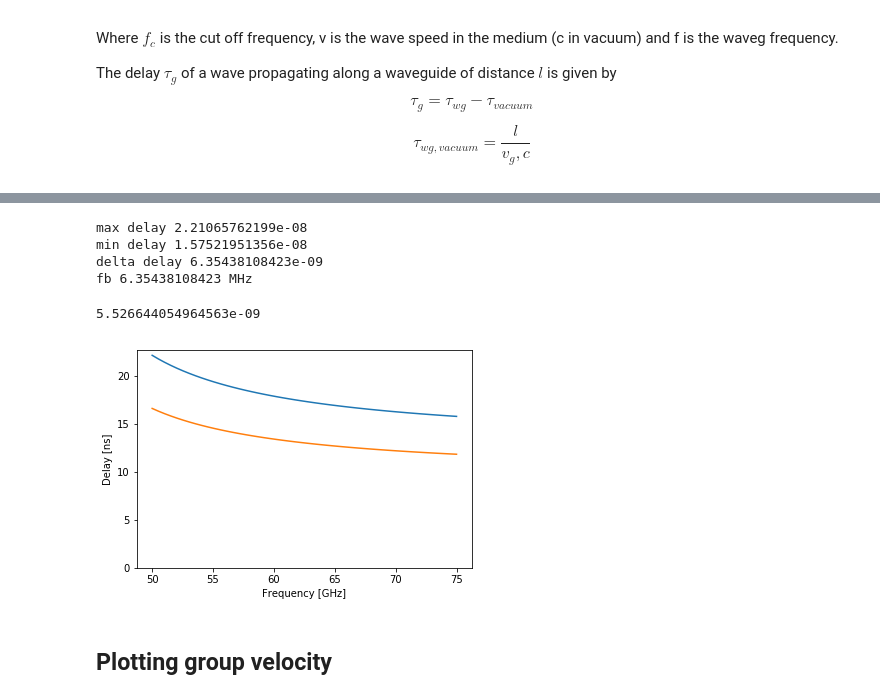
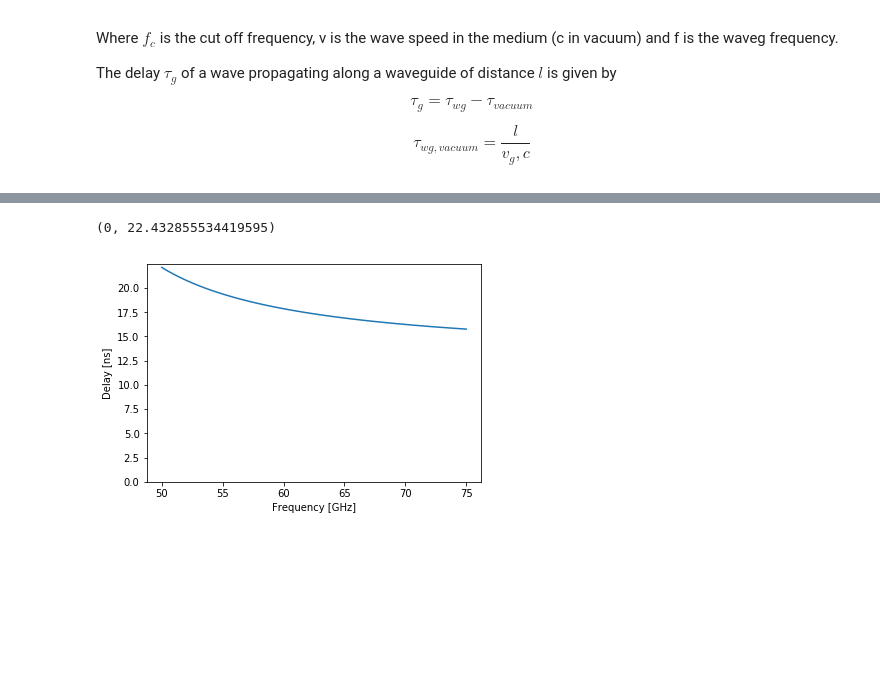
Before and after one commit to OpenReflectometry/scikit-reflectometry, a Jupyter notebook: examples/waveguide_vband_delay.ipynb, the cells around one changed output, grey strips where cells are left out. Saved outputs shown, nothing was run; the diff lists cells and outputs as text; code cells hidden in the pictures; blank space fills up the shorter version.

```diff
--- a/examples/waveguide_vband_delay.ipynb
+++ b/examples/waveguide_vband_delay.ipynb
@@ -53,27 +49,9 @@ Text(0,0.5,u'Group velocity [m/s]')
 [figure]
 # %%
 plt.plot(f/1e9,delay*1e9)
-plt.plot(f/1e9,delay1*1e9)
 plt.xlabel('Frequency [GHz]')
 plt.ylabel('Delay [ns]')
 plt.ylim(ymin=0)
-
-maxdg = delay.max()
-mindg =  delay.min()
-deltadg = delay.max()-delay.min()
-swr = 25e9/25e-6
-deltafb = swr*deltadg
-
-
-print "max delay", maxdg
-print "min delay", mindg
-print "delta delay", deltadg
-print "fb", deltafb/1e6, "MHz"
-(delay-delay1).max()
 # %% [output]
-max delay 2.21065762199e-08
-min delay 1.57521951356e-08
-delta delay 6.35438108423e-09
-fb 6.35438108423 MHz
+(0, 22.432855534419595)
-5.526644054964563e-09
-[figure, old version]
+[figure, new version]
@@ -129,2 +57,0 @@ f = np.linspace(40e9,70e9,50)
-# %% [markdown]
-## Plotting group velocity
```
Also changed, not shown: parts of 10 cells of this notebook, 2 other files.
